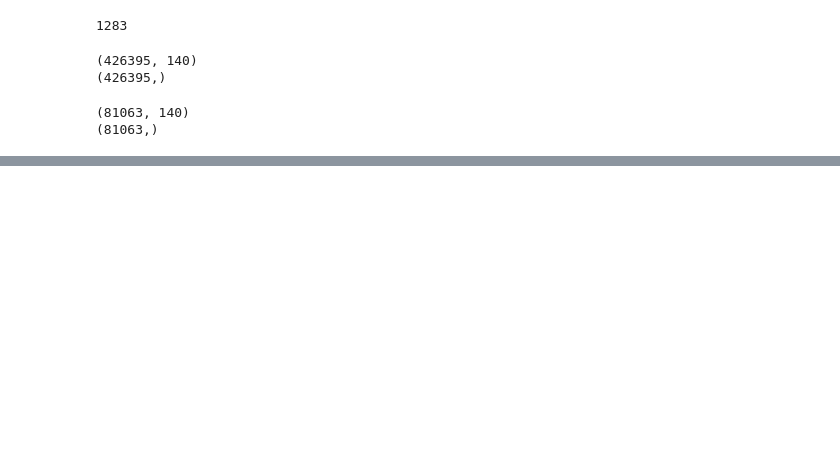
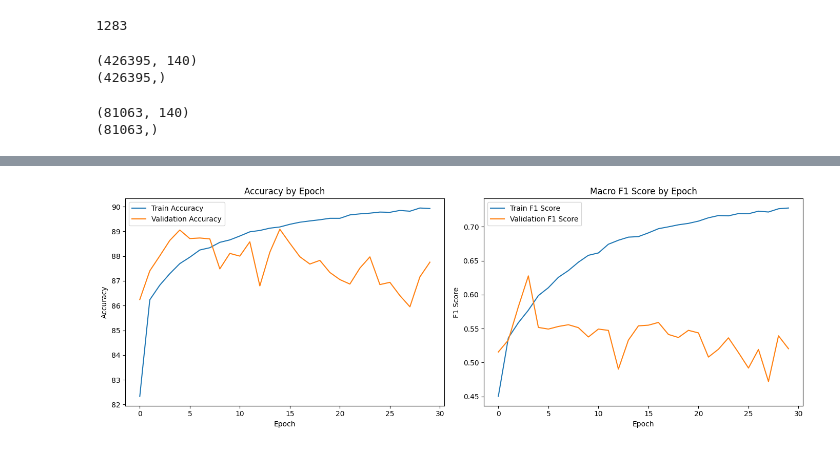
Before and after one commit to taoerman/cs7643, a Jupyter notebook: FC_classifier_n_frames.ipynb, the cells around one changed output, grey strips where cells are left out. Cells and saved outputs as stored; diff of their text form; code cells hidden in the pictures; blank space fills up the shorter version.

Commit message:
Add plots to FC_classifier_n_frames

```diff
--- a/FC_classifier_n_frames.ipynb
+++ b/FC_classifier_n_frames.ipynb
@@ -110,9 +114,10 @@ def validation(model, val_features, val_labels, device='cuda' if torch.cuda.is_a
             correct_predictions += (predicted == batch_y).sum().item()
             labels = labels + batch_y.tolist()
             total_predicted = total_predicted + predicted.tolist()
+    accuracy = 100 * correct_predictions / total_predictions
     F1 = f1_score(labels, total_predicted, average='macro', labels=[0, 1, 2])
     print(f"Val-F1: {F1:.4f}")
-    return F1
+    return accuracy, F1
 # %%
 def train_model(model, train_features, train_labels, epochs=10, batch_size=256, lr=1e-3, device='cuda' if torch.cuda.is_available() else 'cpu'):
     X = torch.tensor(train_features, dtype=torch.float32)
@@ -126,6 +131,11 @@ def train_model(model, train_features, train_labels, epochs=10, batch_size=256,
     # weight = label_weight(train_labels)
     weight = torch.tensor([1, 1, 1, 1], dtype=torch.float32)
     criterion = torch.nn.CrossEntropyLoss(weight=weight)
+
+    train_accuracies = []
+    train_f1s = []
+    val_accuracies = []
+    val_f1s = []
 
     for epoch in range(epochs):
         model.train()
@@ -154,11 +164,16 @@ def train_model(model, train_features, train_labels, epochs=10, batch_size=256,
         accuracy = 100 * correct_predictions / total_predictions
         F1 = f1_score(labels, total_predicted, average='macro', labels=[0, 1, 2])
         print(f"Epoch {epoch+1}/{epochs} - Train-Loss: {avg_loss:.4f} - Train-Accuracy: {accuracy:.2f}% - Train-F1: {F1:.4f}")
-        validation(model, val_features, val_labels, device='cuda' if torch.cuda.is_available() else 'cpu')
+        train_accuracies.append(accuracy)
+        train_f1s.append(F1)
+
+        val_accuracy,val_f1= validation(model, val_features, val_labels, device='cuda' if torch.cuda.is_available() else 'cpu')
+        val_accuracies.append(val_accuracy)
+        val_f1s.append(val_f1)
     print("Training complete.")
-    return model
+    return model, train_accuracies, train_f1s, val_accuracies, val_f1s
 # %%
 input_dim = 140
 model = FC_classifier(input_dim=input_dim)
-model = train_model(model, train_features, train_labels, epochs=30, batch_size=256, lr=1e-3, device='cuda' if torch.cuda.is_available() else 'cpu')
+model, train_accuracies, train_f1s, val_accuracies, val_f1s = train_model(model, train_features, train_labels, epochs=30, batch_size=256, lr=1e-3, device='cuda' if torch.cuda.is_available() else 'cpu')
 # %% [output]
@@ -180,2 +195,28 @@ Epoch 30/30 - Train-Loss: 0.2555 - Train-Accuracy: 90.49% - Train-F1: 0.7481
 Val-F1: 0.5204
 Training complete.
+# %%
+import matplotlib.pyplot as plt
+
+plt.figure(figsize=(14, 5))
+
+
+plt.subplot(1, 2, 1)
+plt.plot(train_accuracies, label='Train Accuracy')
+plt.plot(val_accuracies, label='Validation Accuracy')
+plt.title("Accuracy by Epoch")
+plt.xlabel('Epoch')
+plt.ylabel('Accuracy')
+plt.legend()
+
+plt.subplot(1, 2, 2)
+plt.plot(train_f1s, label='Train F1 Score')
+plt.plot(val_f1s, label='Validation F1 Score')
+plt.title("Macro F1 Score by Epoch")
+plt.xlabel('Epoch')
+plt.ylabel('F1 Score')
+plt.legend()
+
+plt.tight_layout()
+plt.show()
+# %% [output]
+[figure, added]
```
Also changed, not shown: parts of 4 cells of this notebook.
